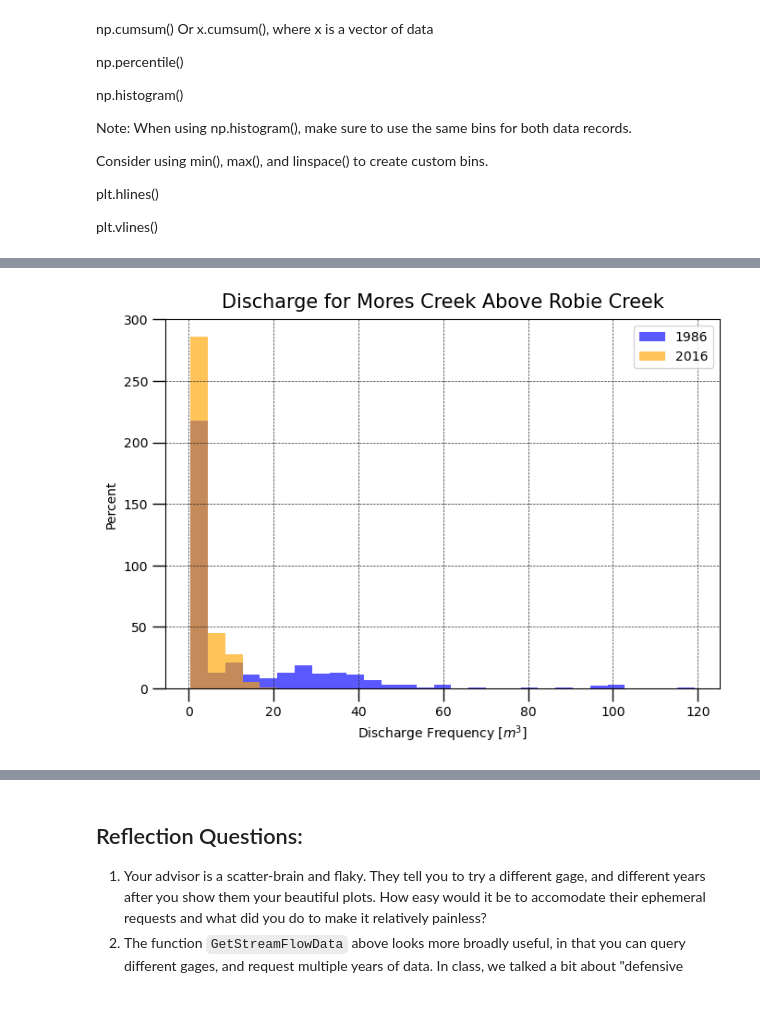
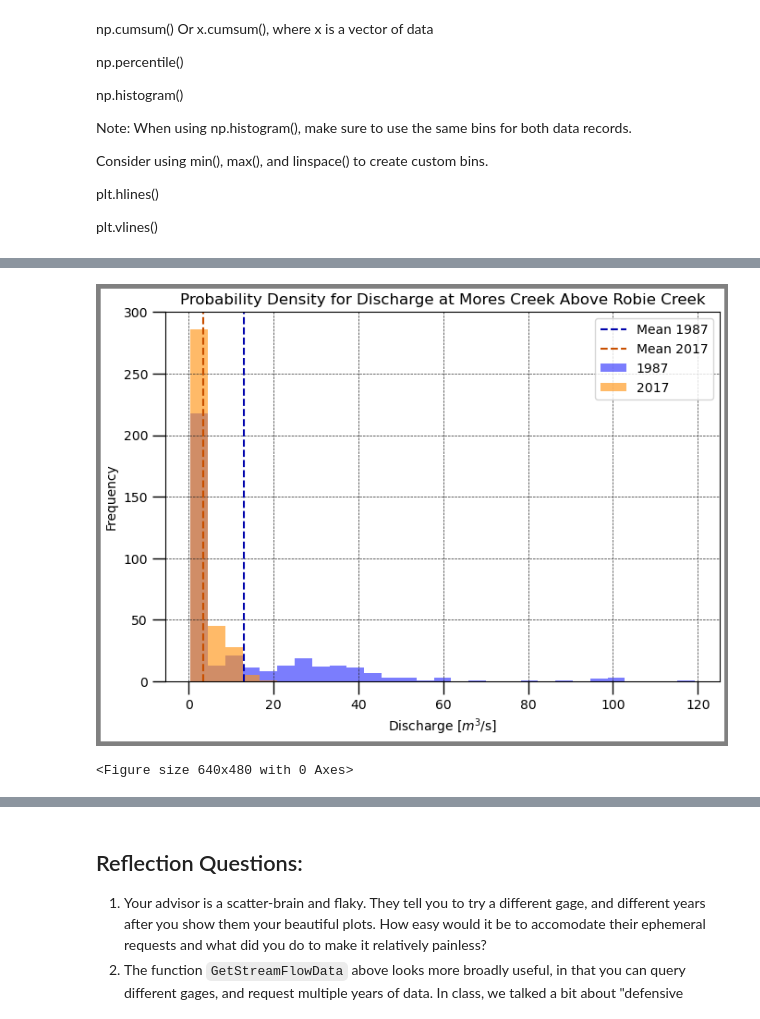
Before and after one commit to addiehobson/ah-geos505, a Jupyter notebook: 02.P Unit 02 Assignment.ipynb, the cells around one changed output, grey strips where cells are left out. Cells and saved outputs as stored; diff of their text form; code cells hidden in the pictures.

```diff
--- a/02.P Unit 02 Assignment.ipynb
+++ b/02.P Unit 02 Assignment.ipynb
@@ -194,42 +133,40 @@ PDF(wy1_streamflow, wy2_streamflow, 1986, 2016)
 # %%
-sf_2017 = wy1_streamflow['q_cfs']
-sf_1987 = wy2_streamflow['q_cfs']
-#custom_bins = [np.arange(sf_2017.min(),sf_2017.max()+1000,1000)]
-
 def SI_ft3_m3(data):
     m_cubed = data['q_cfs']/35.3147
     return m_cubed
 
 
 def PDF(data1, data2, year1, year2):
 
     sf1 = SI_ft3_m3(data1)
     sf2 = SI_ft3_m3(data2)
 
-    mean1 =
+    mean1 = np.mean(sf1)
+    mean2 = np.mean(sf2)
 
     minflow = min(sf1.min(), sf2.min())
     maxflow = max(sf1.max(), sf2.max())
     bins = np.linspace(minflow, maxflow, 30)
 
-    style.use('seaborn-v0_8-colorblind')
     fig = plt.figure(figsize=(6,4))
     ax = fig.add_axes([0.1, 0.1, 1, 1])
-
     ax.tick_params(which='major', width=1.0, length=10, labelsize=10)
-
-    ax.set_title("Discharge for Mores Creek Above Robie Creek", fontsize=15, verticalalignment='bottom')
-    ax.set_xlabel("Discharge Frequency [$m{^3}$]", fontsize=10)
-    ax.set_ylabel("Percent", fontsize=10)
+    ax.set_title("Probability Density for Discharge at Mores Creek Above Robie Creek", fontsize=12)
+    ax.set_xlabel("Discharge [$m{^3}$/s]", fontsize=10)
+    ax.set_ylabel("Frequency", fontsize=10)
     ax.grid(linestyle="--", linewidth=0.5, color='.15', zorder=-10)
-
-    plt.hist(sf1, bins=bins, alpha=0.65,label=f'{year1}', color='blue')
-    plt.hist(sf2, bins=bins, alpha=0.65, label=f'{year2}', color='orange')
+    fig.patch.set(linewidth=6, edgecolor='0.5')
+    plt.axvline(mean1, color="#0003ac", linestyle='--', label=f'Mean {year1}')
+    plt.axvline(mean2, color="#c95000", linestyle='--', label=f'Mean {year2}')
+    plt.hist(sf1, bins=bins, alpha=0.65,label=f'{year1}', color='#3538fc')
+    plt.hist(sf2, bins=bins, alpha=0.65, label=f'{year2}', color='#ff9617')
 
     plt.legend()
     plt.show()
+    plt.savefig(f'ProbabilityDensity_{year1}_{year2}).png', dpi=300)
 
 
-PDF(wy1_streamflow, wy2_streamflow, 1986, 2016)
+PDF(wy1_streamflow, wy2_streamflow, 1987, 2017)
 # %% [output]
-[figure, old version]
+[figure, new version]
+<Figure size 640x480 with 0 Axes>
```
Also changed, not shown: parts of 4 cells of this notebook.
